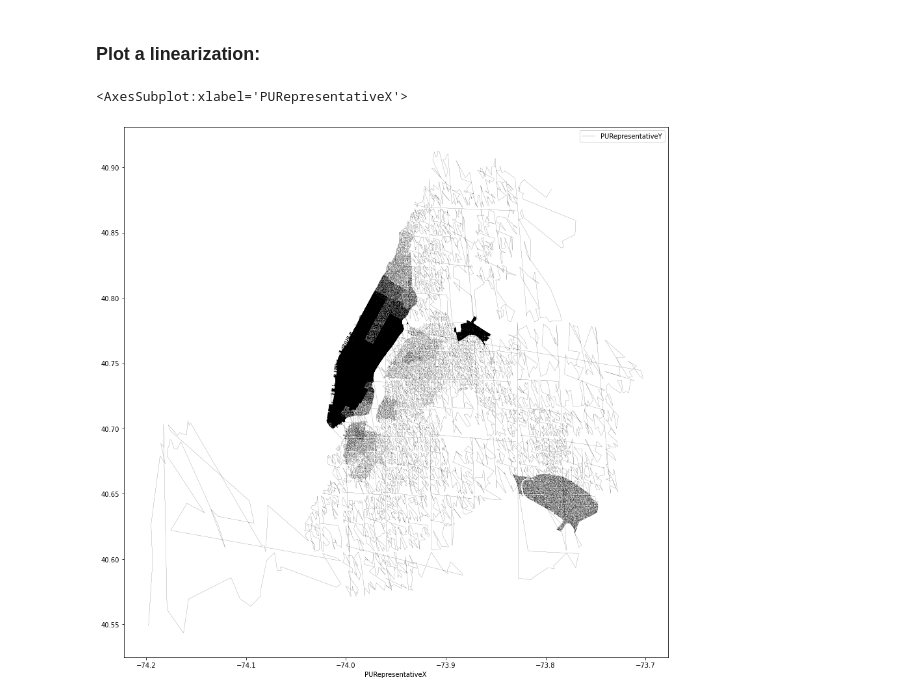
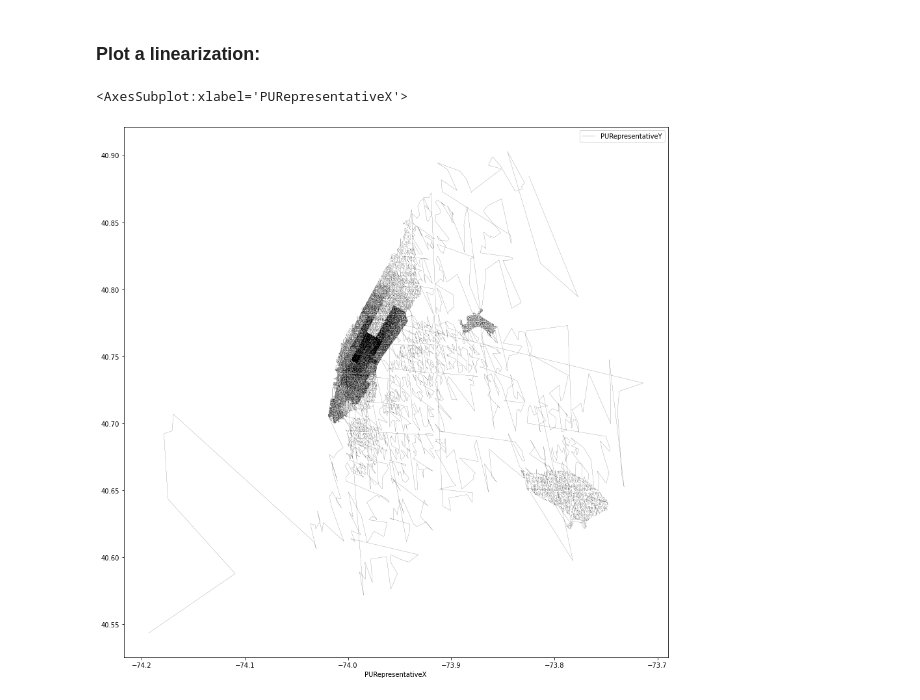
Before and after one commit to vis-au/prosample, a Jupyter notebook: server/pipeline/linearizations/datasets/taxis.ipynb, the cells around one changed output. Cells and saved outputs as stored; diff of their text form; code cells hidden in the pictures.

Commit message:
update figures

```diff
--- a/server/pipeline/linearizations/datasets/taxis.ipynb
+++ b/server/pipeline/linearizations/datasets/taxis.ipynb
@@ -366,12 +356,14 @@ Saved linearized data in c:\Users\au629923\Repositories\prosample\server\pipelin
 ### Plot a linearization:
 # %%
 import pandas as pd
+import numpy as np
 
 header = ["tripID", "VendorID", "tpep_pickup_datetime", "tpep_dropoff_datetime", "passenger_count", "trip_distance", "RatecodeID", "PULocationID", "DOLocationID", "payment_type", "fare_amount", "extra", "mta_tax", "tip_amount", "tolls_amount", "improvement_surcharge", "total_amount", "PURepresentativeX", "PURepresentativeY", "DORepresentativeX", "DORepresentativeY", "normalized_value", "normalized_spatial_lag", "value_is_H", "spatial_lag_is_H"]
 
 df = pd.read_csv("../../linearization_files/taxisLinearizationZOrder.csv", delimiter=";", names=header)
-
-df.plot.line(x="PURepresentativeX", y="PURepresentativeY", figsize=[15, 15], c="black", lw=0.15)
+sample = np.unique(np.random.randint(low=0, high=len(df) - 1, size=100000))
+sample = sample[np.argsort(sample)]
+df.iloc[sample].plot.line(x="PURepresentativeX", y="PURepresentativeY", figsize=[15, 15], c="black", lw=0.15)
 # %% [output]
 <AxesSubplot:xlabel='PURepresentativeX'>
-[figure, old version]
+[figure, new version]
```
Also changed, not shown: parts of 3 cells of this notebook, 2 other files.
